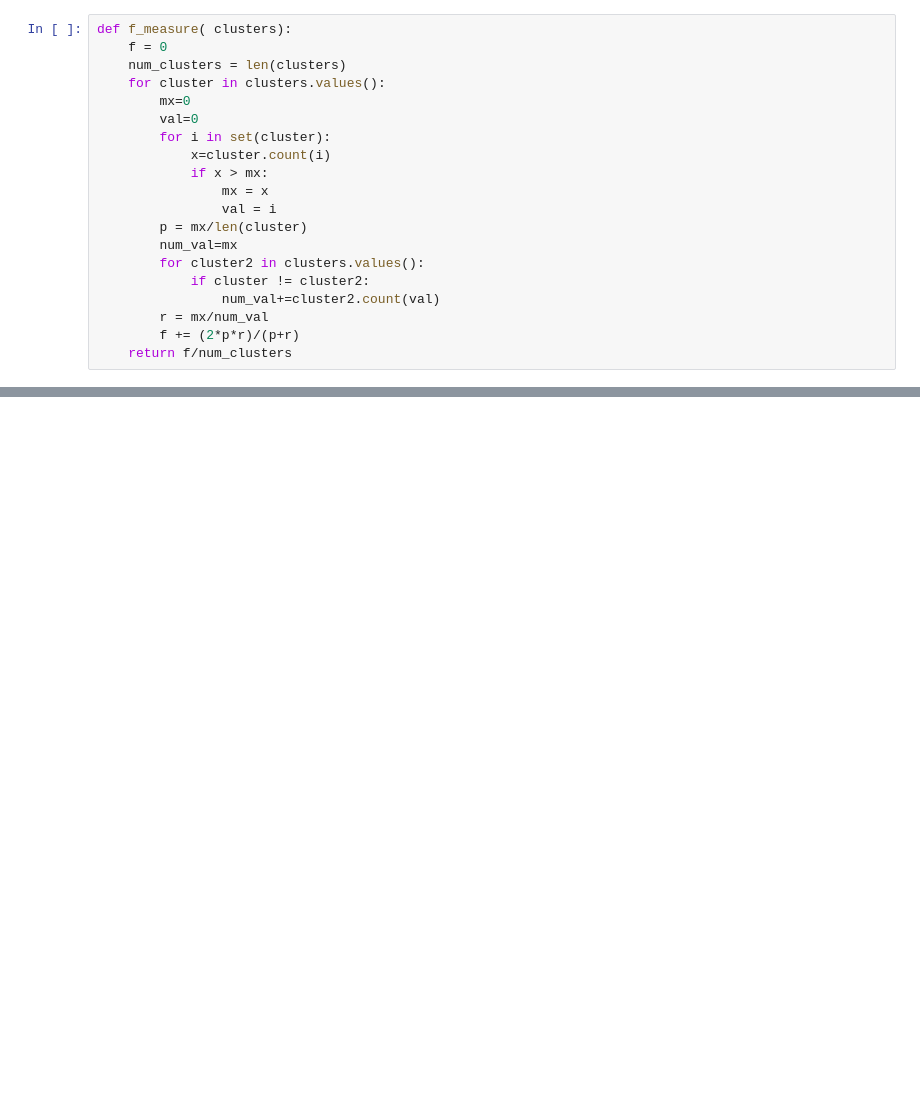
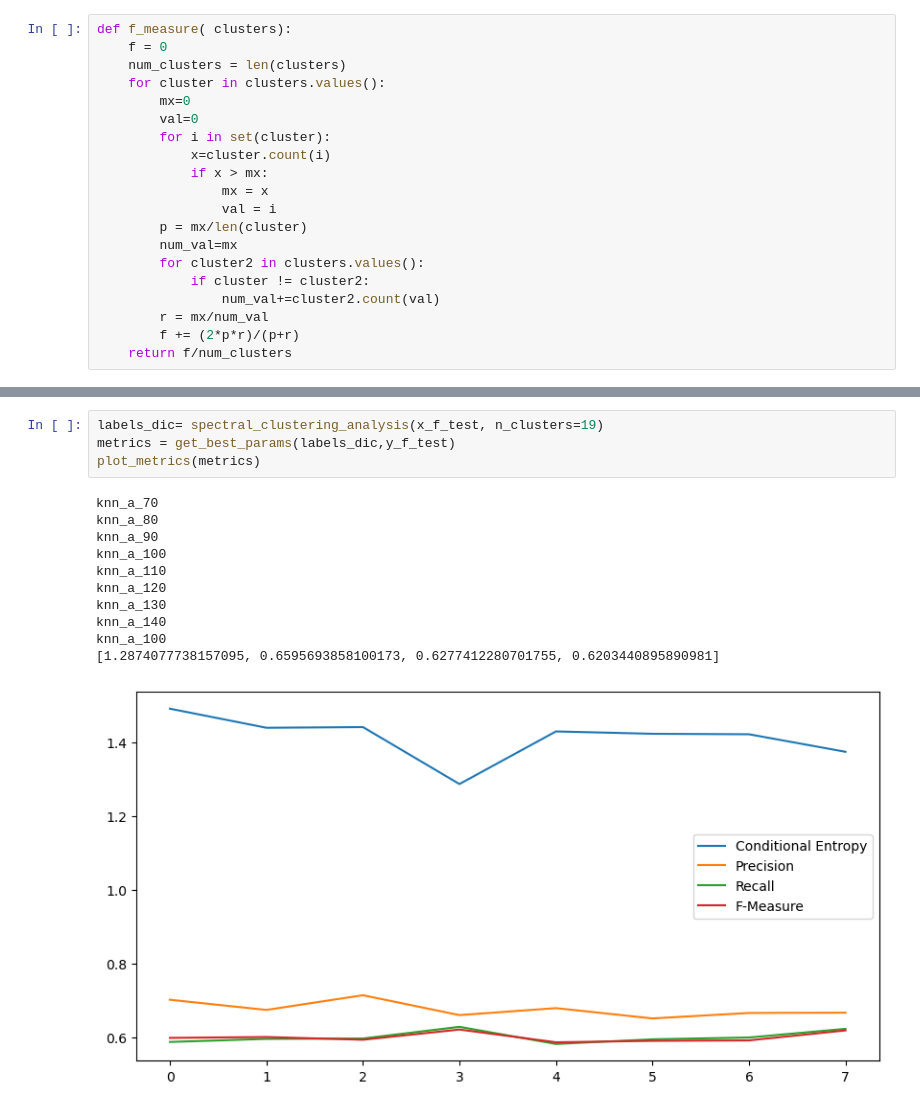
Before and after one commit to YoussefAboelwafa/Activity-Detection, a Jupyter notebook: Spectral-Clustering.ipynb, the cells around one changed output, grey strips where cells are left out. Cells and saved outputs as stored; diff of their text form; blank space fills up the shorter version.

```diff
--- a/Spectral-Clustering.ipynb
+++ b/Spectral-Clustering.ipynb
@@ -380,0 +314,16 @@ def tune_parameters(X, sigma_range):
+# %%
+labels_dic= spectral_clustering_analysis(x_f_test, n_clusters=19)
+metrics = get_best_params(labels_dic,y_f_test)
+plot_metrics(metrics)
+# %% [output]
+knn_a_70
+knn_a_80
+knn_a_90
+knn_a_100
+knn_a_110
+knn_a_120
+knn_a_130
+knn_a_140
+knn_a_100
+[1.2874077738157095, 0.6595693858100173, 0.6277412280701755, 0.6203440895890981]
+[figure, added]
```
Also changed, not shown: parts of 25 cells of this notebook.
